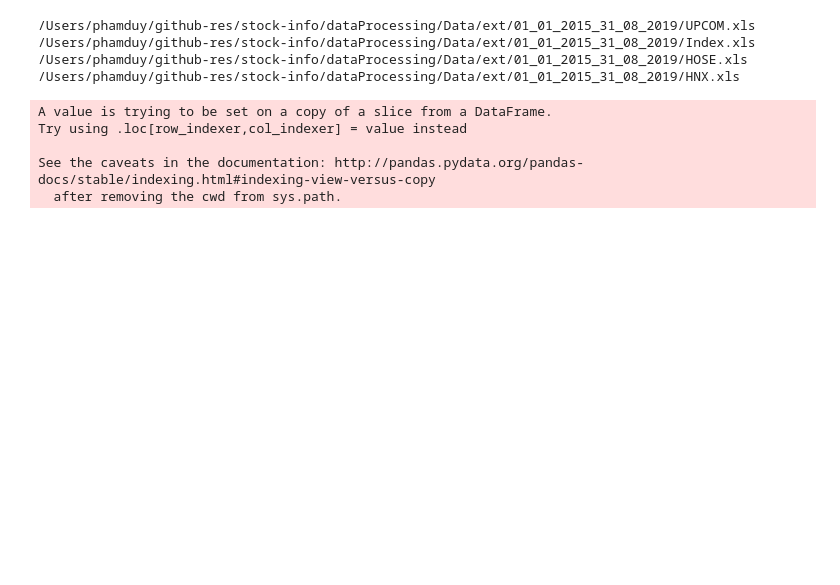
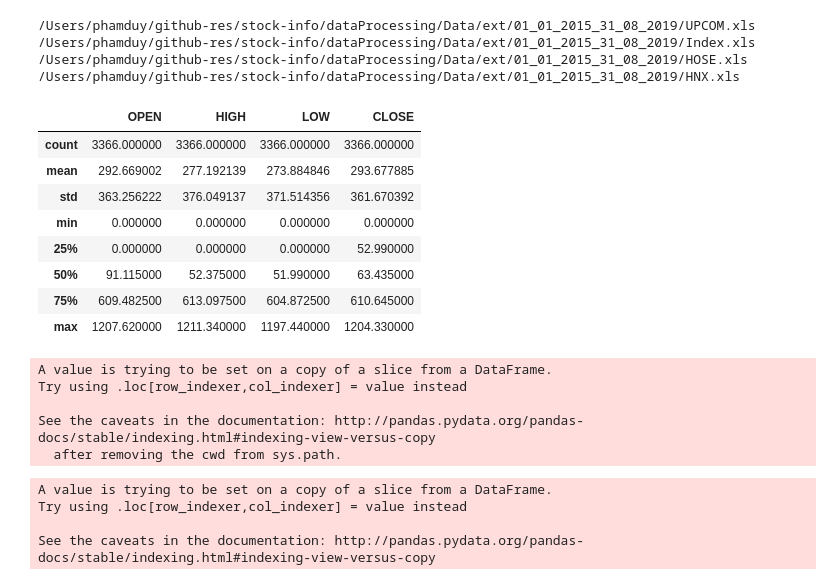
Before and after one commit to phamduyhk/stock-info, a Jupyter notebook: notebook/lstm.ipynb, the cells around one changed output. Cells and saved outputs as stored; diff of their text form; code cells hidden in the pictures; blank space fills up the shorter version.

```diff
--- a/notebook/lstm.ipynb
+++ b/notebook/lstm.ipynb
@@ -54,9 +64,19 @@ input_data = instance.read_excel(paths)
 # %%
 dataset = input_data.get('index')
 dataset.describe()
-dataset=dataset.drop(["OPEN","HIGH","LOW"],axis=1)
+# dataset=dataset.drop(["OPEN","HIGH","LOW"],axis=1)
 # dataset['DATE'] = pd.to_datetime(dataset['DATE'])
 # dataset['DATE']=dataset['DATE'].map(dt.datetime.toordinal)
+# %% [output]
+|  | OPEN | HIGH | LOW | CLOSE |
+| count | 3366.000000 | 3366.000000 | 3366.000000 | 3366.000000 |
+| mean | 292.669002 | 277.192139 | 273.884846 | 293.677885 |
+| std | 363.256222 | 376.049137 | 371.514356 | 361.670392 |
+| min | 0.000000 | 0.000000 | 0.000000 | 0.000000 |
+| 25% | 0.000000 | 0.000000 | 0.000000 | 52.990000 |
+| 50% | 91.115000 | 52.375000 | 51.990000 | 63.435000 |
+| 75% | 609.482500 | 613.097500 | 604.872500 | 610.645000 |
+| max | 1207.620000 | 1211.340000 | 1197.440000 | 1204.330000 |
 # %%
 vnindex = dataset.loc[dataset.TICKER=='VNINDEX',: ]
 upcomindex = dataset.loc[dataset.TICKER=='UPCOMINDEX',: ]
@@ -71,3 +92,11 @@ Try using .loc[row_indexer,col_indexer] = value instead
 
 See the caveats in the documentation: http://pandas.pydata.org/pandas-docs/stable/indexing.html#indexing-view-versus-copy
   after removing the cwd from sys.path.
+# %%
+vnindex.drop('TICKER',axis=1)
+vnindex['VOLUME'] = abs(vnindex['VOLUME'])
+# %% [output]
+A value is trying to be set on a copy of a slice from a DataFrame.
+Try using .loc[row_indexer,col_indexer] = value instead
+
+See the caveats in the documentation: http://pandas.pydata.org/pandas-docs/stable/indexing.html#indexing-view-versus-copy
```
Also changed, not shown: parts of 22 cells of this notebook, 21 other files.
